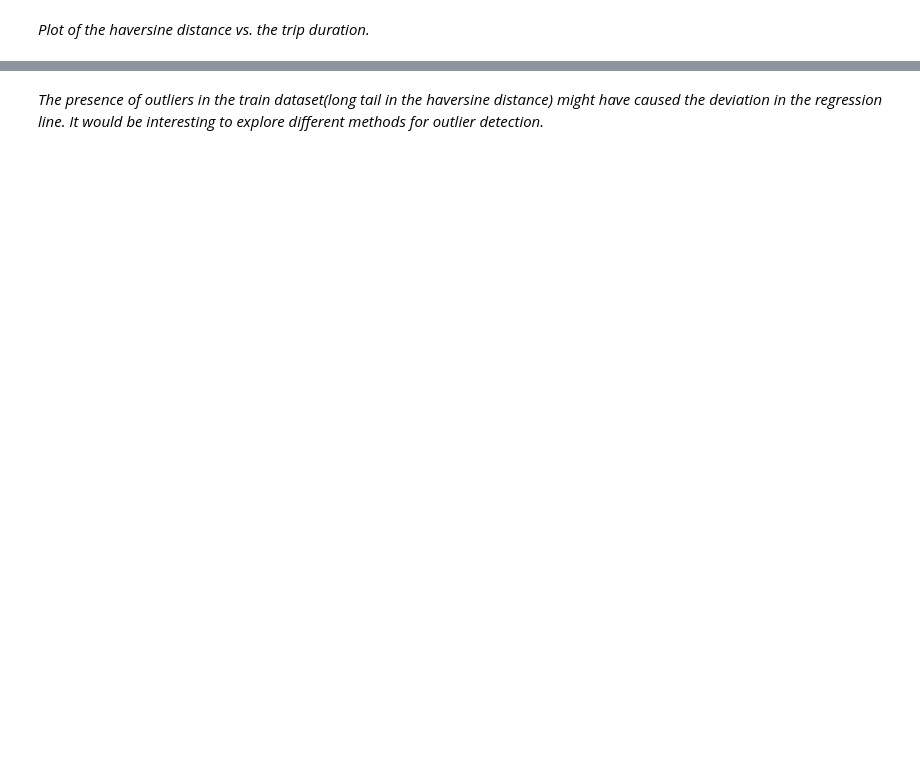
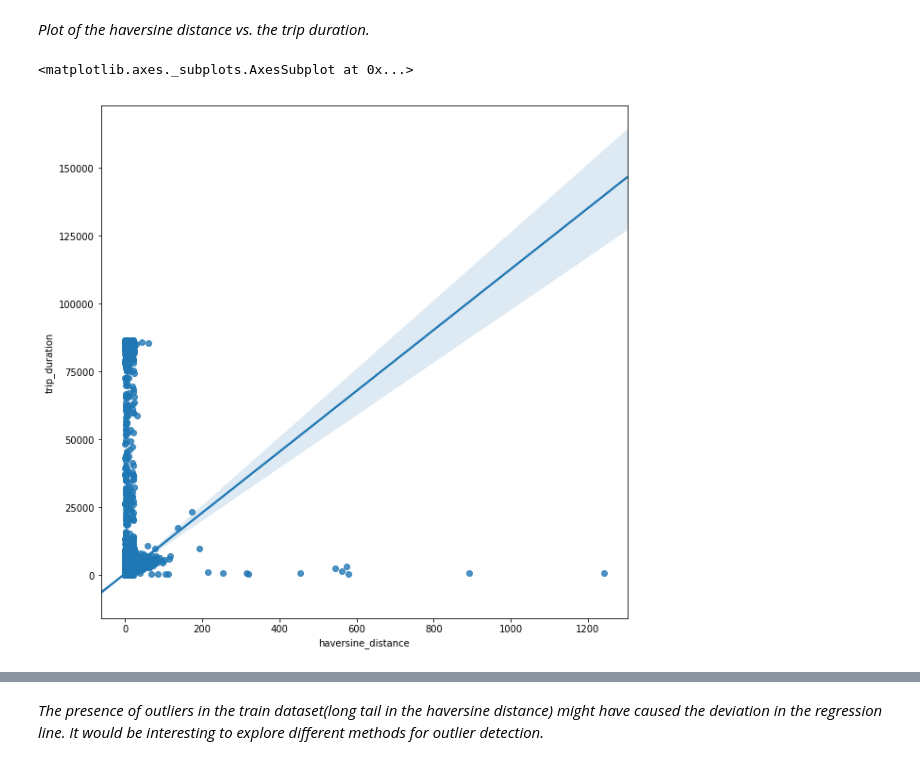
Before and after one commit to ReDI-School/python-data-science, a Jupyter notebook: week2/nyc-taxi-trips.ipynb, the cells around one changed output, grey strips where cells are left out. Cells and saved outputs as stored; diff of their text form; code cells hidden in the pictures; blank space fills up the shorter version.

```diff
--- a/week2/nyc-taxi-trips.ipynb
+++ b/week2/nyc-taxi-trips.ipynb
@@ -203,8 +389,11 @@ df_train["haversine_distance"].describe()
 # %% [markdown]
 _Plot of the haversine distance vs. the trip duration._
 # %%
-#plt.figure(figsize=(10,10))
-#sns.regplot(x="haversine_distance", y="trip_duration", data=df_train)
+plt.figure(figsize=(10,10))
+sns.regplot(x="haversine_distance", y="trip_duration", data=df_train)
+# %% [output]
+<matplotlib.axes._subplots.AxesSubplot at 0x...>
+[figure, added]
 # %% [markdown]
 ![](http://kartikkannapur.github.io//images/haversine_distance_1.png)
 # %% [markdown]
```
Also changed, not shown: parts of 49 cells of this notebook.
